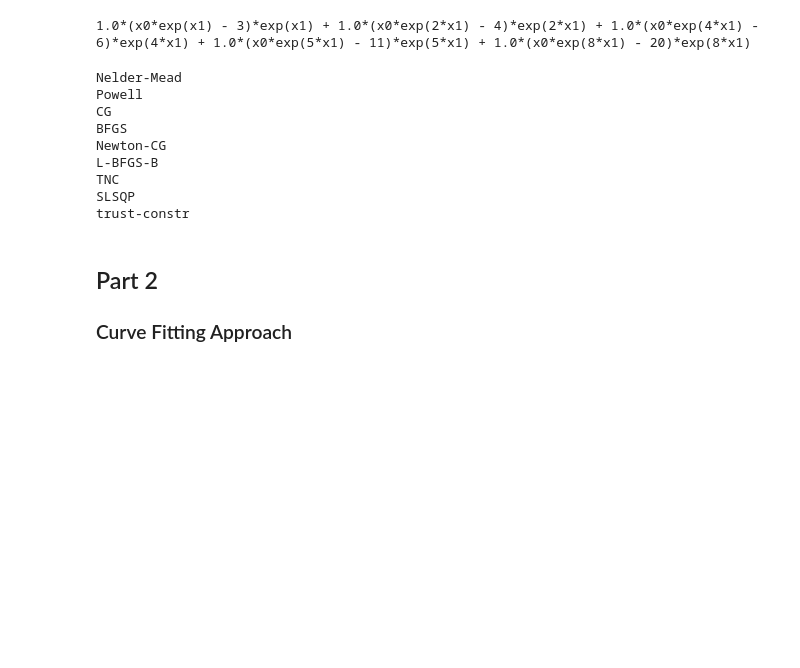
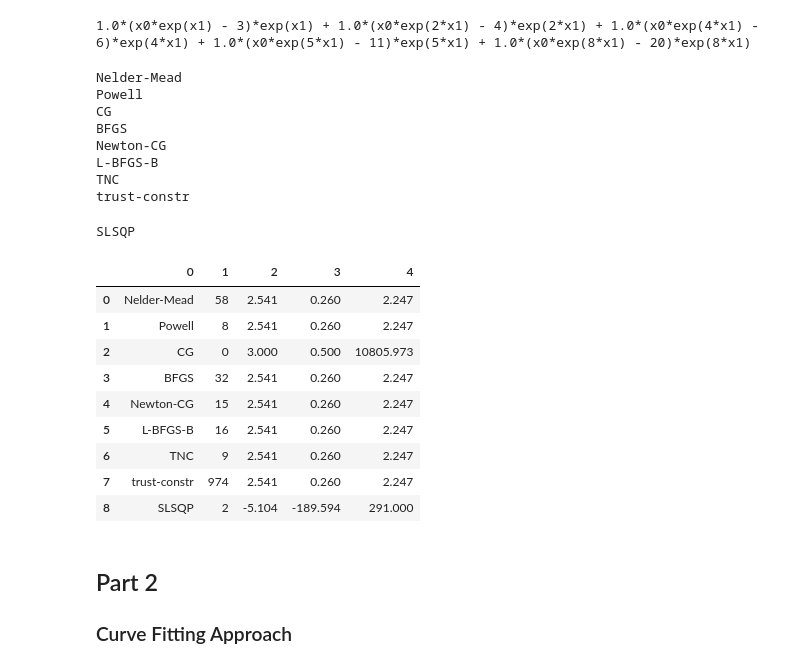
Before and after one commit to victorhuangkk/york_optimization_final, a Jupyter notebook: final_exam_coding.ipynb, the cells around one changed output. Drawn from its saved outputs; the diff is of its cells as text; code cells hidden in the pictures; blank space fills up the shorter version.

```diff
--- a/final_exam_coding.ipynb
+++ b/final_exam_coding.ipynb
@@ -186,13 +325,16 @@ print(phi_1_prime)
 1.0*(x0*exp(x1) - 3)*exp(x1) + 1.0*(x0*exp(2*x1) - 4)*exp(2*x1) + 1.0*(x0*exp(4*x1) - 6)*exp(4*x1) + 1.0*(x0*exp(5*x1) - 11)*exp(5*x1) + 1.0*(x0*exp(8*x1) - 20)*exp(8*x1)
 # %%
 def obj_grad(x):
-    return np.array([1.0*x[0]*(x[0]*math.exp(x[1]) - 3)*math.exp(x[1]) + 2.0*x[0]*(x[0]*math.exp(2*x[1]) - 4)*math.exp(2*x[1]) + 4.0*x[0]*(x[0]*math.exp(4*x[1]) - 6)*math.exp(4*x[1]) +
-            5.0*x[0]*(x[0]*math.exp(5*x[1]) - 11)*math.exp(5*x[1]) + 8.0*x[0]*(x[0]*math.exp(8*x[1]) - 20)*math.exp(8*x[1]),
-            1.0*(x[0]*math.exp(x[1]) - 3)*math.exp(x[1]) + 1.0*(x[0]*math.exp(2*x[1]) - 4)*math.exp(2*x[1]) + 1.0*(x[0]*math.exp(4*x[1]) - 6)*math.exp(4*x[1]) +
-            1.0*(x[0]*math.exp(5*x[1]) - 11)*math.exp(5*x[1]) + 1.0*(x[0]*math.exp(8*x[1]) - 20)*math.exp(8*x[1])])
+    return np.array([1.0*(x[0]*math.exp(x[1]) - 3)*math.exp(x[1]) + 1.0*(x[0]*math.exp(2*x[1]) - 4)*math.exp(2*x[1]) +
+                     1.0*(x[0]*math.exp(4*x[1]) - 6)*math.exp(4*x[1]) +
+            1.0*(x[0]*math.exp(5*x[1]) - 11)*math.exp(5*x[1]) + 1.0*(x[0]*math.exp(8*x[1]) - 20)*math.exp(8*x[1]),
+
+         1.0*x[0]*(x[0]*math.exp(x[1]) - 3)*math.exp(x[1]) + 2.0*x[0]*(x[0]*math.exp(2*x[1]) - 4)*math.exp(2*x[1]) +
+                     4.0*x[0]*(x[0]*math.exp(4*x[1]) - 6)*math.exp(4*x[1]) +
+            5.0*x[0]*(x[0]*math.exp(5*x[1]) - 11)*math.exp(5*x[1]) + 8.0*x[0]*(x[0]*math.exp(8*x[1]) - 20)*math.exp(8*x[1])])
 # %%
 search_method = ['Nelder-Mead', 'Powell', 'CG', 'BFGS', 'Newton-CG', 'L-BFGS-B', 'TNC',
-                  'SLSQP', 'trust-constr', ]
+                  'trust-constr', 'SLSQP', ]
 
 all_res = []
 from scipy.optimize import minimize
@@ -212,8 +354,22 @@ BFGS
 Newton-CG
 L-BFGS-B
 TNC
-SLSQP
 trust-constr
+SLSQP
+# %%
+import pandas as pd
+pd.DataFrame(all_res)
+# %% [output]
+|  | 0 | 1 | 2 | 3 | 4 |
+| 0 | Nelder-Mead | 58 | 2.541 | 0.260 | 2.247 |
+| 1 | Powell | 8 | 2.541 | 0.260 | 2.247 |
+| 2 | CG | 0 | 3.000 | 0.500 | 10805.973 |
+| 3 | BFGS | 32 | 2.541 | 0.260 | 2.247 |
+| 4 | Newton-CG | 15 | 2.541 | 0.260 | 2.247 |
+| 5 | L-BFGS-B | 16 | 2.541 | 0.260 | 2.247 |
+| 6 | TNC | 9 | 2.541 | 0.260 | 2.247 |
+| 7 | trust-constr | 974 | 2.541 | 0.260 | 2.247 |
+| 8 | SLSQP | 2 | -5.104 | -189.594 | 291.000 |
 # %%
 import pandas as pd
 pd.DataFrame(all_res).to_csv("problem18_part2.csv")
```
Also changed, not shown: parts of 17 cells of this notebook, 4 other files.
